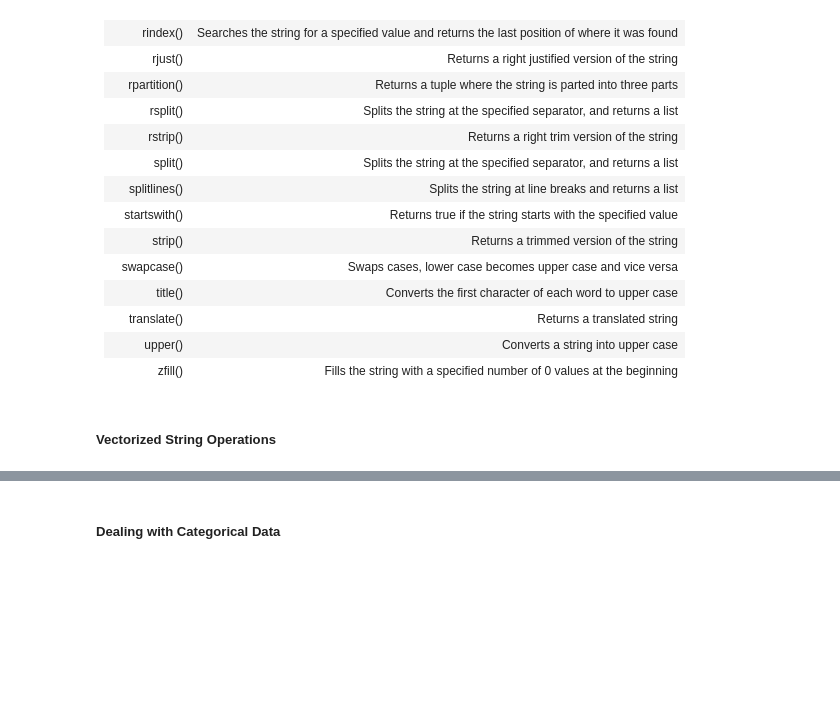
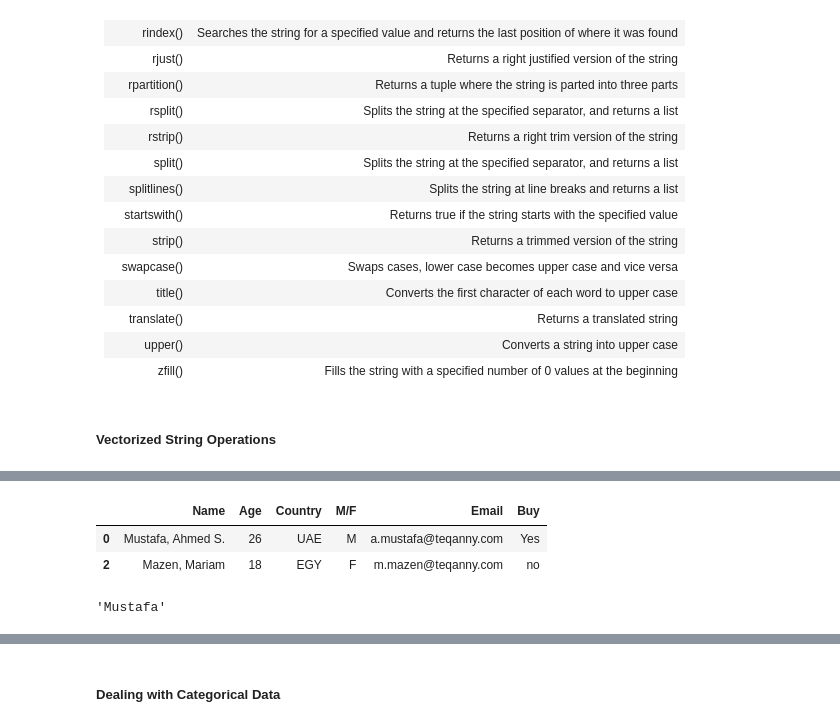
Before and after one commit to Eslamadelelkhouly/AI-projects, a Jupyter notebook: python for data analysis/s07a-data-cleaning-and-preparation.ipynb, the cells around one changed output, grey strips where cells are left out. Drawn from its saved outputs; the diff is of its cells as text; code cells hidden in the pictures; blank space fills up the shorter version.

```diff
--- a/python for data analysis/s07a-data-cleaning-and-preparation.ipynb
+++ b/python for data analysis/s07a-data-cleaning-and-preparation.ipynb
@@ -769,5 +800,11 @@ students.Email.str.len()
 # %%
-students.loc[students.Name.str.startswith('M')]
+students[students['Name'].str.startswith('M')]
+# %% [output]
+|  | Name | Age | Country | M/F | Email | Buy |
+| 0 | Mustafa, Ahmed S. | 26 | UAE | M | a.mustafa@teqanny.com | Yes |
+| 2 | Mazen, Mariam | 18 | EGY | F | m.mazen@teqanny.com | no |
 # %%
-students.Name.str.find('Mustafa')
+students['Name'].str.split(', ')[0][0]
+# %% [output]
+'Mustafa'
 # %%
```
Also changed, not shown: parts of 24 cells of this notebook, 3 other files.
